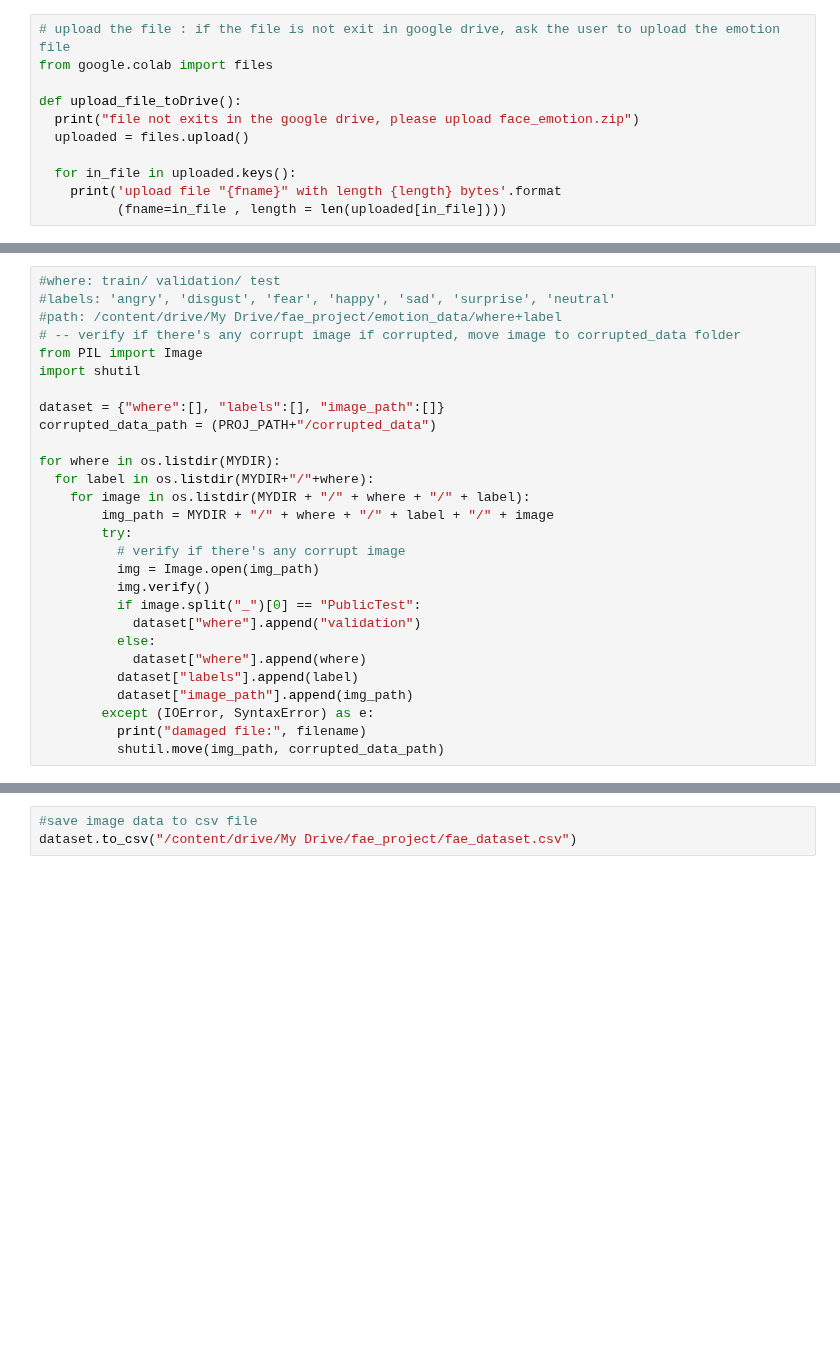
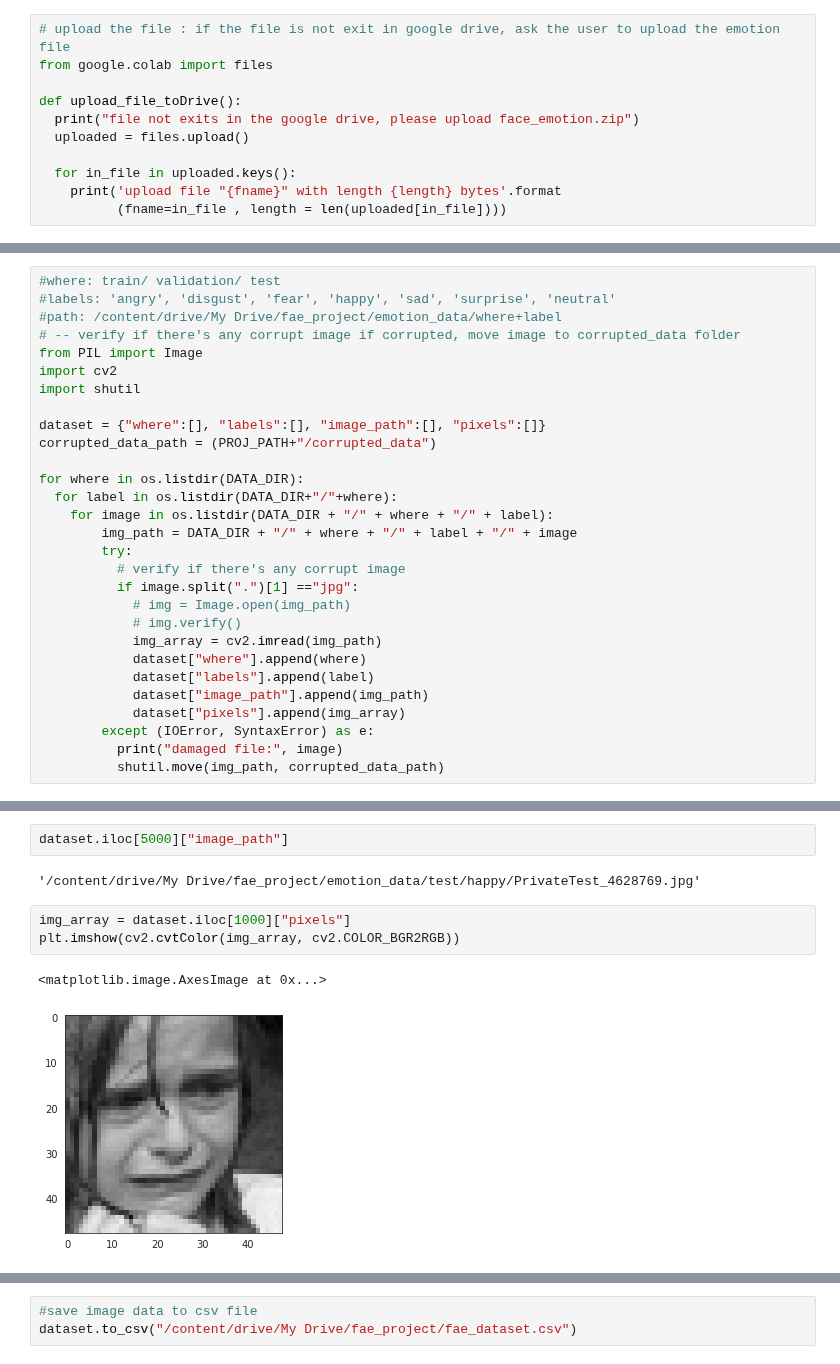
Before and after one commit to CodeHana/Facial-Expression-Recognition, a Jupyter notebook: data_exploration.ipynb, the cells around one changed output, grey strips where cells are left out. Cells and saved outputs as stored; diff of their text form; blank space fills up the shorter version.

```diff
--- a/data_exploration.ipynb
+++ b/data_exploration.ipynb
@@ -78,26 +88,27 @@ Done
 #path: /content/drive/My Drive/fae_project/emotion_data/where+label
 # -- verify if there's any corrupt image if corrupted, move image to corrupted_data folder
 from PIL import Image
+import cv2
 import shutil
 
-dataset = {"where":[], "labels":[], "image_path":[]}
+dataset = {"where":[], "labels":[], "image_path":[], "pixels":[]}
 corrupted_data_path = (PROJ_PATH+"/corrupted_data")
 
-for where in os.listdir(MYDIR):
-  for label in os.listdir(MYDIR+"/"+where):
-    for image in os.listdir(MYDIR + "/" + where + "/" + label):
-        img_path = MYDIR + "/" + where + "/" + label + "/" + image
+for where in os.listdir(DATA_DIR):
+  for label in os.listdir(DATA_DIR+"/"+where):
+    for image in os.listdir(DATA_DIR + "/" + where + "/" + label):
+        img_path = DATA_DIR + "/" + where + "/" + label + "/" + image
         try:
           # verify if there's any corrupt image
-          img = Image.open(img_path)
-          img.verify()
-          if image.split("_")[0] == "PublicTest":
-            dataset["where"].append("validation")
-          else:
+          if image.split(".")[1] =="jpg":
+            # img = Image.open(img_path)
+            # img.verify()
+            img_array = cv2.imread(img_path)
             dataset["where"].append(where)
-          dataset["labels"].append(label)
-          dataset["image_path"].append(img_path)
+            dataset["labels"].append(label)
+            dataset["image_path"].append(img_path)
+            dataset["pixels"].append(img_array)
         except (IOError, SyntaxError) as e:
-          print("damaged file:", filename)
+          print("damaged file:", image)
           shutil.move(img_path, corrupted_data_path)
 # %%
@@ -119,0 +164,10 @@ dataset
+# %%
+dataset.iloc[5000]["image_path"]
+# %% [output]
+'/content/drive/My Drive/fae_project/emotion_data/test/happy/PrivateTest_4628769.jpg'
+# %%
+img_array = dataset.iloc[1000]["pixels"]
+plt.imshow(cv2.cvtColor(img_array, cv2.COLOR_BGR2RGB))
+# %% [output]
+<matplotlib.image.AxesImage at 0x...>
+[figure, added]
```
Also changed, not shown: parts of 20 cells of this notebook.
